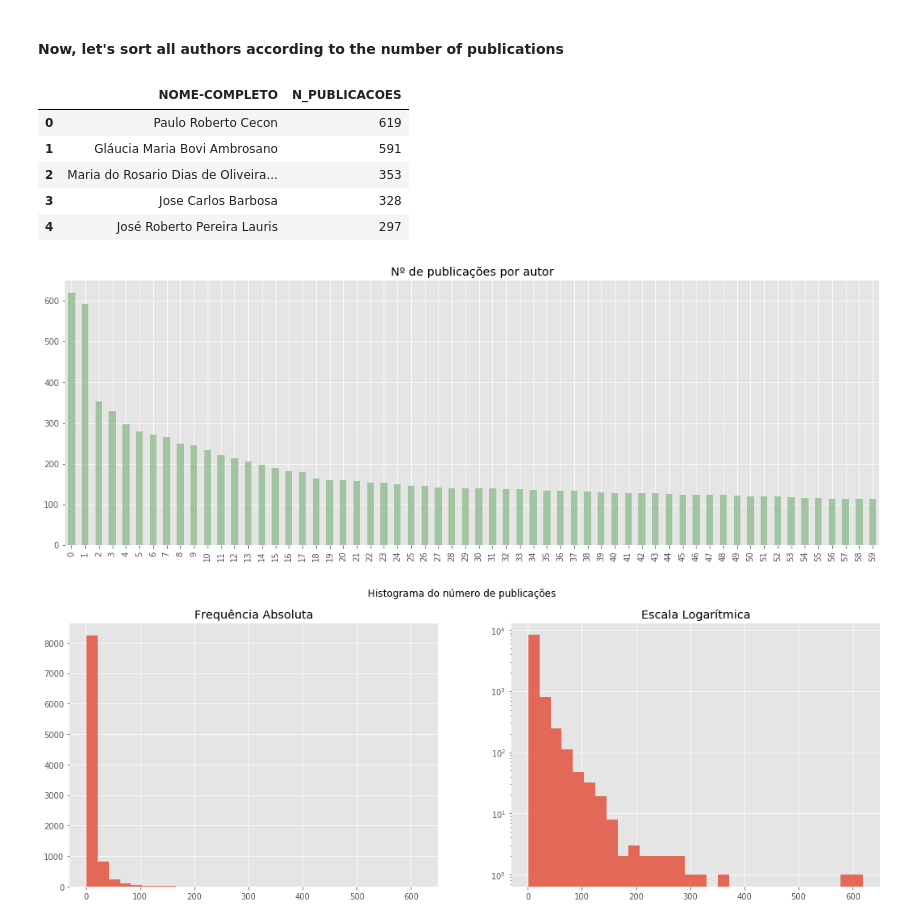
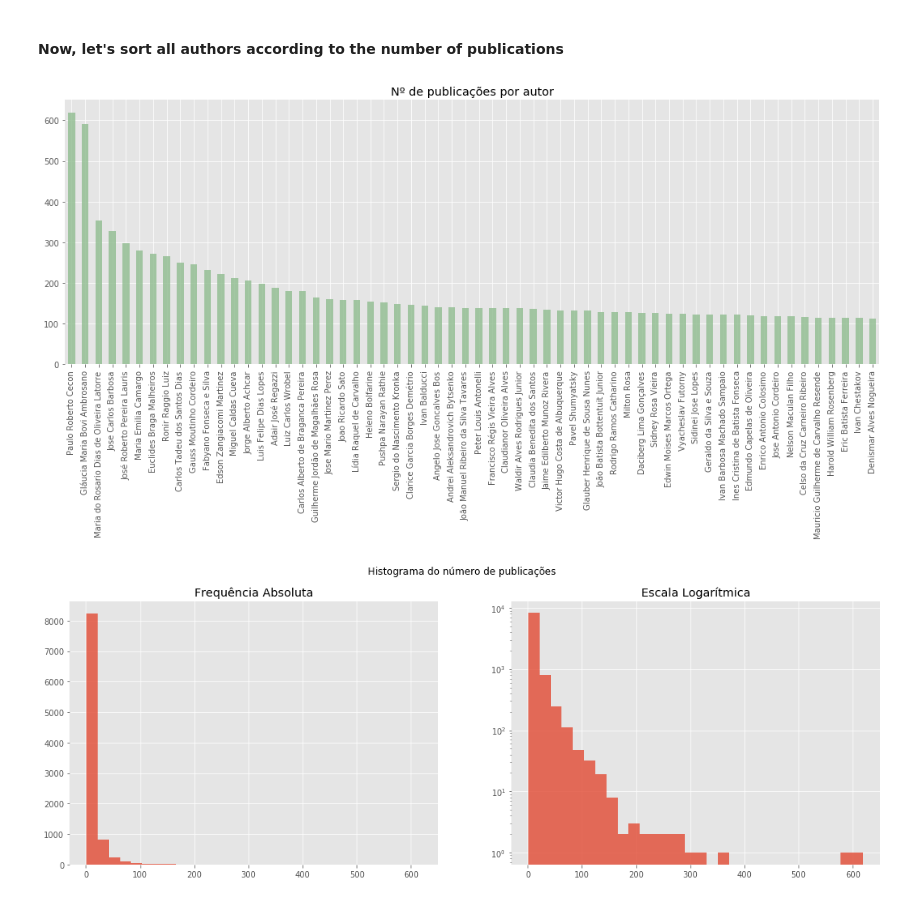
Before and after one commit to davibarreira/PBMNet, a Jupyter notebook: Exploring_Database.ipynb, the cells around one changed output. Cells and saved outputs as stored; diff of their text form; code cells hidden in the pictures.

```diff
--- a/Exploring_Database.ipynb
+++ b/Exploring_Database.ipynb
@@ -241,33 +239,24 @@ labels = list(authors_ranking[[:60])
-# %%
-authors_ranking.head()
-# %% [output]
-|  | NOME-COMPLETO | N_PUBLICACOES |
-| 0 | Paulo Roberto Cecon | 619 |
-| 1 | Gláucia Maria Bovi Ambrosano | 591 |
-| 2 | Maria do Rosario Dias de Oliveira... | 353 |
-| 3 | Jose Carlos Barbosa | 328 |
-| 4 | José Roberto Pereira Lauris | 297 |
 # %%
 ax = authors_ranking[:60].plot(kind='bar', color='darkseagreen', legend=False, figsize=(18,6),
                                title='Nº de publicações por autor',  alpha=0.8)
 
 # removing frames
 ax.spines['top'].set_visible(False)
 ax.spines['right'].set_visible(False)
 ax.spines['bottom'].set_visible(False)
 ax.spines['left'].set_visible(False)
 
 # horizontal grid lines
 #ax.yaxis.grid(zorder=0,which="major", color='gray', linestyle=':', linewidth=0.6)
 #plt.ylim(0,6000)
 
 # x-ticks
-labels = list(authors_ranking.index[:60])
+labels = list(authors_ranking['NOME-COMPLETO'][:60])
 plt.xticks(np.arange(len(labels)), labels, rotation=90)
 
 plt.savefig('Ranking_autores.png', bbox_inches='tight')
 # %% [output]
-[figure, old version]
+[figure, new version]
 # %%
 fig, ax = plt.subplots(nrows=1, ncols=2, sharex=True, figsize=(18,6))
 
```
Also changed, not shown: parts of 1 cell of this notebook.
